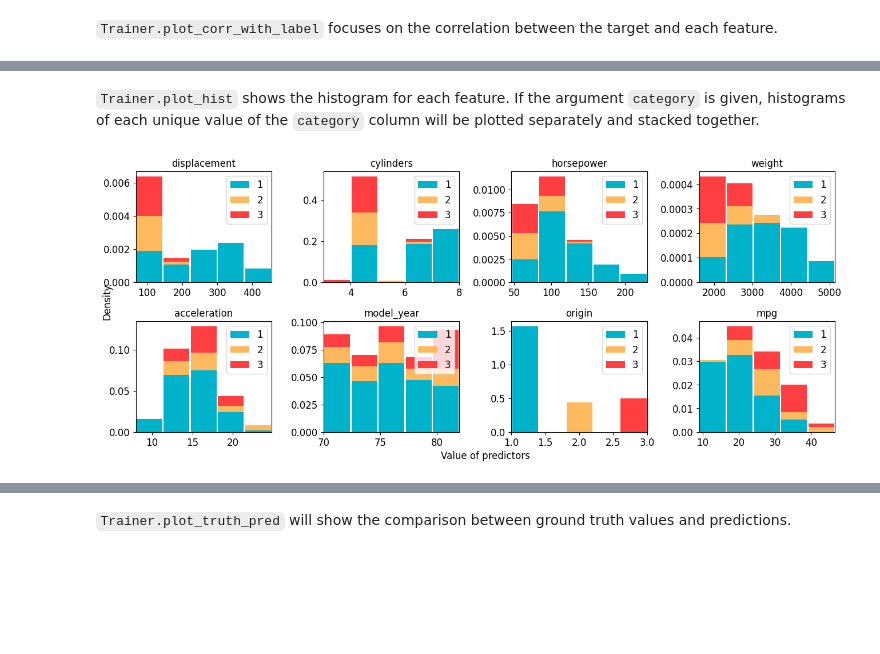
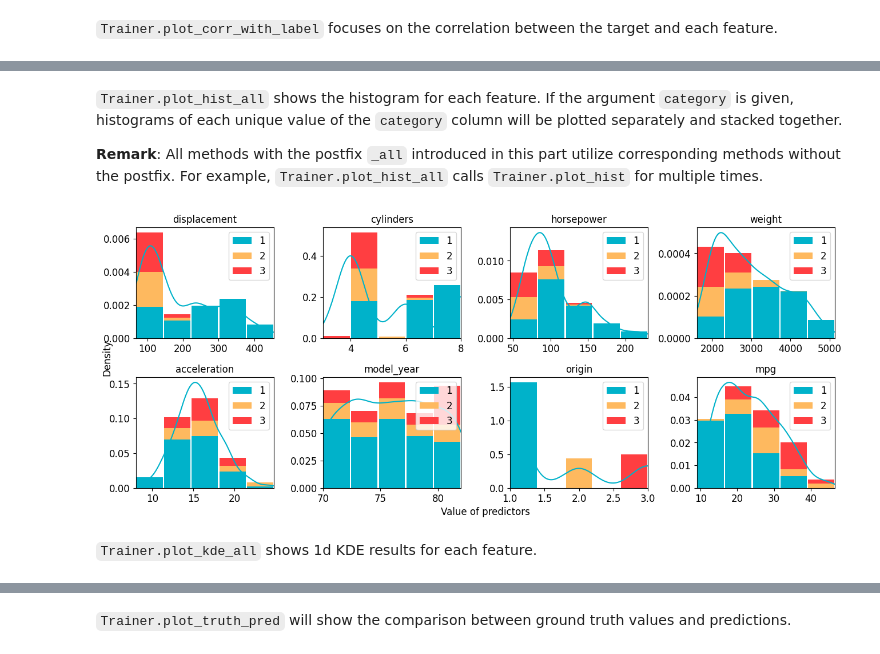
Before and after one commit to Luwen-Zhang/tabular_ensemble, a Jupyter notebook: docs/source/examples/get_started/plotting.ipynb, the cells around one changed output, grey strips where cells are left out. Drawn from its saved outputs; the diff is of its cells as text; code cells hidden in the pictures; blank space fills up the shorter version.

```diff
--- a/docs/source/examples/get_started/plotting.ipynb
+++ b/docs/source/examples/get_started/plotting.ipynb
@@ -100,6 +155,10 @@ trainer.plot_corr_with_label(imputed=True, figure_kwargs={"figsize": (6, 5)})
 # %% [markdown]
-`Trainer.plot_hist` shows the histogram for each feature. If the argument `category` is given, histograms of each unique value of the `category` column will be plotted separately and stacked together.
+`Trainer.plot_hist_all` shows the histogram for each feature. If the argument `category` is given, histograms of each unique value of the `category` column will be plotted separately and stacked together.
+
+**Remark**: All methods with the postfix `_all` introduced in this part utilize corresponding methods without the postfix. For example, `Trainer.plot_hist_all` calls `Trainer.plot_hist` for multiple times.
 # %%
-_ = trainer.plot_hist_all(imputed=False, hist_kwargs={"bins": 5}, category="origin", legend_kwargs={"loc": "upper right"})
+_ = trainer.plot_hist_all(imputed=False, kde=True, hist_kwargs={"bins": 5}, category="origin", legend_kwargs={"loc": "upper right"})
 # %% [output]
-[figure, old version]
+[figure, new version]
+# %% [markdown]
+`Trainer.plot_kde_all` shows 1d KDE results for each feature.
```
Also changed, not shown: parts of 22 cells of this notebook.
